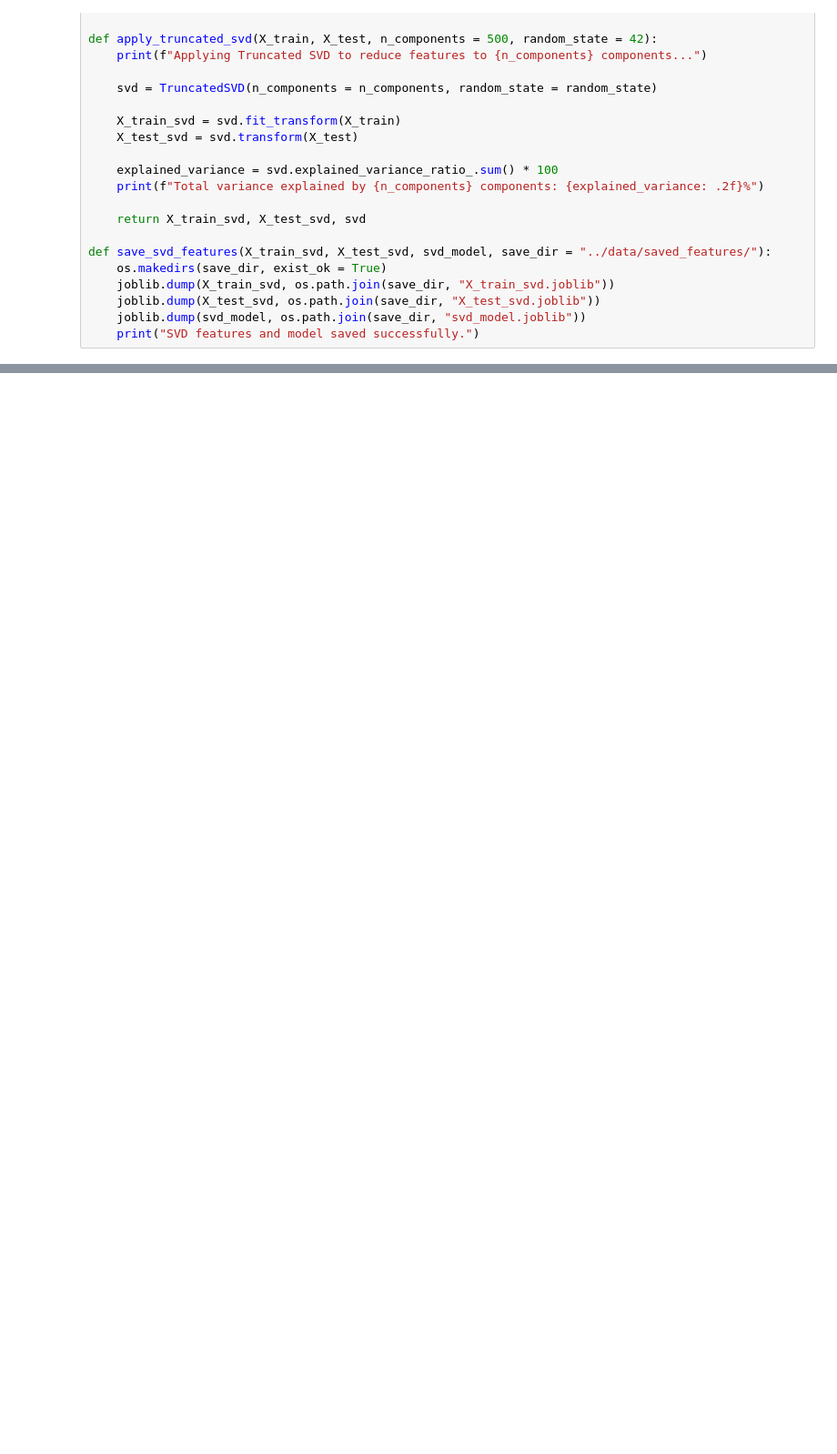
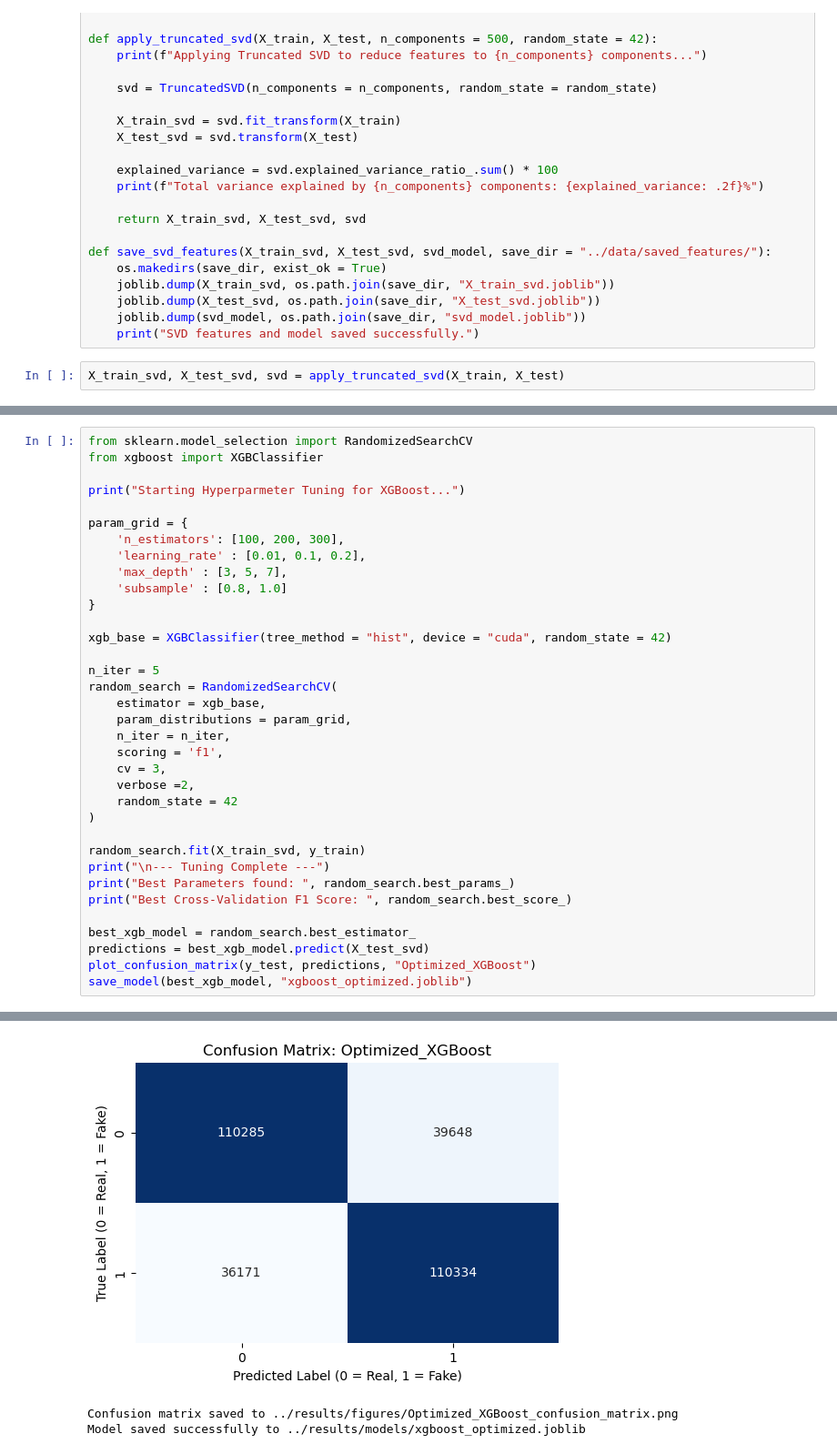
Before and after one commit to Mohamed-Ehab-Sabry/nlp-fake-news-detector-transformers, a Jupyter notebook: notebooks/baseline_models.ipynb, the cells around one changed output, grey strips where cells are left out. Shown at 91% size. Saved outputs shown, nothing was run; the diff lists cells and outputs as text; blank space fills up the shorter version.

Commit message:
feat(baseline_models.ipynb): implement dim reduction, HPT to optimize model performance.

```diff
--- a/notebooks/baseline_models.ipynb
+++ b/notebooks/baseline_models.ipynb
@@ -186,3 +186,5 @@ def save_svd_features(X_train_svd, X_test_svd, svd_model, save_dir = "../data/sa
     joblib.dump(X_test_svd, os.path.join(save_dir, "X_test_svd.joblib"))
     joblib.dump(svd_model, os.path.join(save_dir, "svd_model.joblib"))
     print("SVD features and model saved successfully.")
+# %%
+X_train_svd, X_test_svd, svd = apply_truncated_svd(X_train, X_test)
@@ -188,0 +198,36 @@ def save_svd_features(X_train_svd, X_test_svd, svd_model, save_dir = "../data/sa
+# %%
+from sklearn.model_selection import RandomizedSearchCV
+from xgboost import XGBClassifier
+
+print("Starting Hyperparmeter Tuning for XGBoost...")
+
+param_grid = {
+    'n_estimators': [100, 200, 300],
+    'learning_rate' : [0.01, 0.1, 0.2],
+    'max_depth' : [3, 5, 7],
+    'subsample' : [0.8, 1.0]
+}
+
+xgb_base = XGBClassifier(tree_method = "hist", device = "cuda", random_state = 42)
+
+n_iter = 5
+random_search = RandomizedSearchCV(
+    estimator = xgb_base,
+    param_distributions = param_grid,
+    n_iter = n_iter,
+    scoring = 'f1',
+    cv = 3,
+    verbose =2,
+    random_state = 42
+)
+
+random_search.fit(X_train_svd, y_train)
+print("\n--- Tuning Complete ---")
+print("Best Parameters found: ", random_search.best_params_)
+print("Best Cross-Validation F1 Score: ", random_search.best_score_)
+
+best_xgb_model = random_search.best_estimator_
+predictions = best_xgb_model.predict(X_test_svd)
+plot_confusion_matrix(y_test, predictions, "Optimized_XGBoost")
+save_model(best_xgb_model, "xgboost_optimized.joblib")
+# %% [output]
@@ -188,0 +251,3 @@ def save_svd_features(X_train_svd, X_test_svd, svd_model, save_dir = "../data/sa
+[figure, added]
+Confusion matrix saved to ../results/figures/Optimized_XGBoost_confusion_matrix.png
+Model saved successfully to ../results/models/xgboost_optimized.joblib
```
Also changed, not shown: parts of 4 cells of this notebook, 2 other files.
